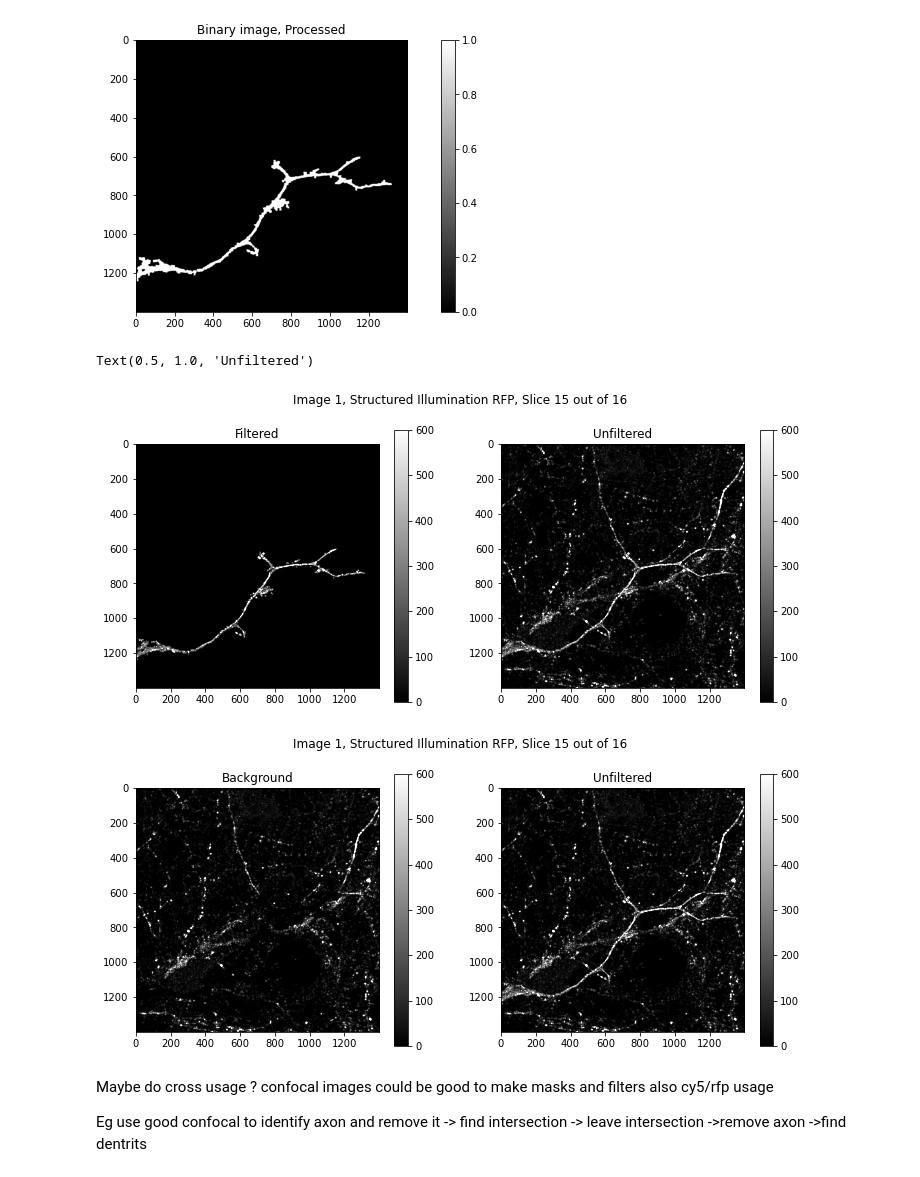
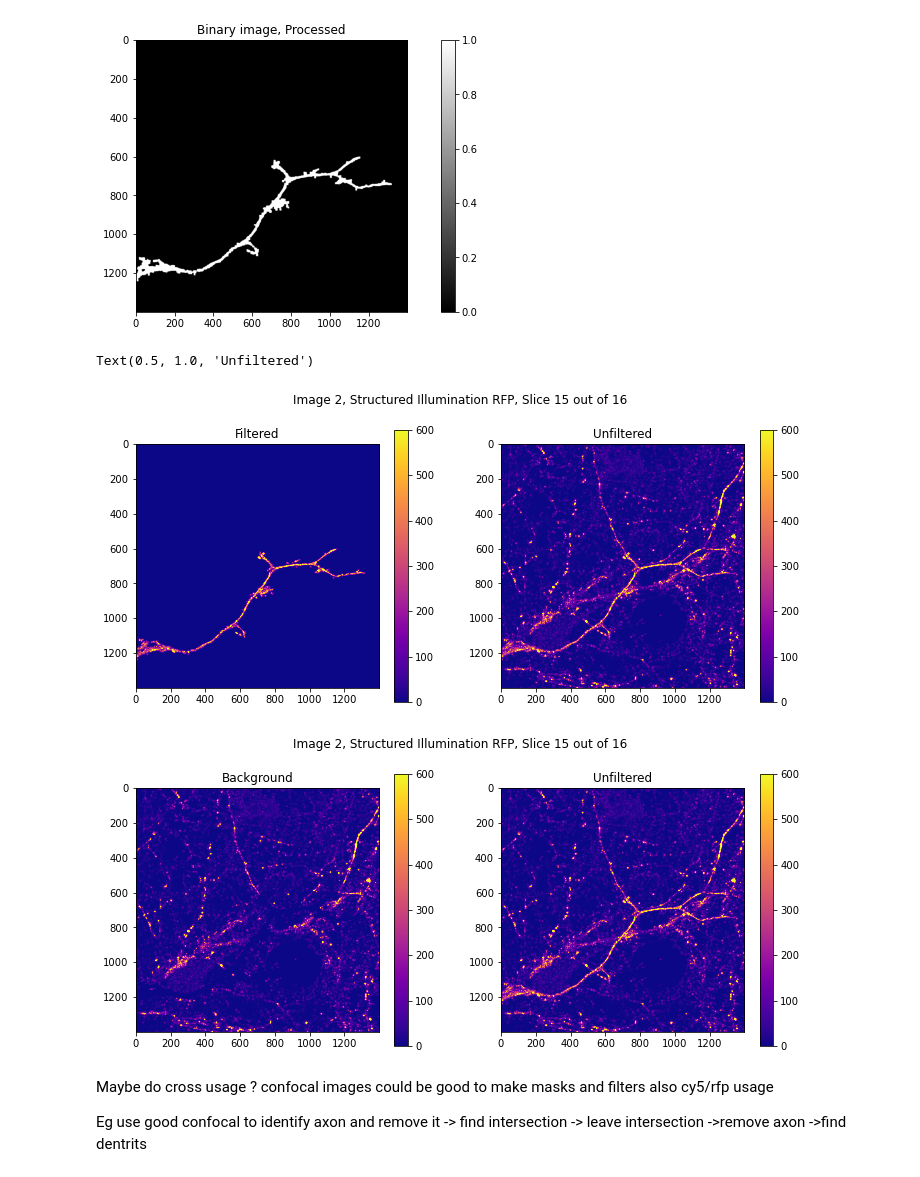
Before and after one commit to leonardocattarin/NeuronConnectivity, a Jupyter notebook: Microscopy_analysis.ipynb, the cells around one changed output. Saved outputs shown, nothing was run; the diff lists cells and outputs as text; code cells hidden in the pictures.

```diff
--- a/Microscopy_analysis.ipynb
+++ b/Microscopy_analysis.ipynb
@@ -4,6 +5,10 @@ import cv2 as cv
 from matplotlib import pyplot as plt
 # %%
+#figure size
 plt.rcParams['figure.figsize'] = [12,5]
+
+#default colormap
+plt.rc('image', cmap='plasma')
 # %% [markdown]
 # Import
 # %%
@@ -438,7 +562,7 @@ plt.title("Binary image, Processed")
 Text(0.5, 1.0, 'Binary image, Processed')
 [figure]
 # %%
-final_component = get_biggest_object(temp_img)
+final_component = funcs.get_biggest_object(temp_img)
 
 fig= plt.figure()
 ax = fig.gca()
@@ -456,40 +580,40 @@ fig, (ax1,ax2) = plt.subplots(1,2)
 
 fig.suptitle("Image 2, Structured Illumination RFP, Slice " + str(ii+1) + " out of " + str(N_layers))
 
-pos1 = ax1.imshow(final_processed, cmap="gray")
+pos1 = ax1.imshow(final_processed)
 pos1.set_clim(0,600)
 fig.colorbar(pos1, ax=ax1)
 ax1.set_title("Filtered")
 
 
 
 
-pos2 = ax2.imshow(cv_img_2_str_RFP[ii], cmap="gray")
+pos2 = ax2.imshow(cv_img_2_str_RFP[ii])
 pos2.set_clim(0,600)
 fig.colorbar(pos2, ax=ax2)
 ax2.set_title("Unfiltered")
 
 
 
 filtered_negative = (1-final_processed) *  cv_img_2_str_RFP[ii]
 
 fig, (ax1,ax2) = plt.subplots(1,2)
 
 fig.suptitle("Image 2, Structured Illumination RFP, Slice " + str(ii+1) + " out of " + str(N_layers))
 
-pos1 = ax1.imshow(filtered_negative, cmap="gray")
+pos1 = ax1.imshow(filtered_negative)
 pos1.set_clim(0,600)
 fig.colorbar(pos1, ax=ax1)
 ax1.set_title("Background")
 
-pos2 = ax2.imshow(cv_img_2_str_RFP[ii], cmap="gray")
+pos2 = ax2.imshow(cv_img_2_str_RFP[ii])
 pos2.set_clim(0,600)
 fig.colorbar(pos2, ax=ax2)
 ax2.set_title("Unfiltered")
 # %% [output]
 Text(0.5, 1.0, 'Unfiltered')
-[figure, old version]
+[figure, new version]
-[figure, old version]
+[figure, new version]
 # %% [markdown]
 Maybe do cross usage ? confocal images could be good to make masks and filters
 also cy5/rfp usage
```
Also changed, not shown: parts of 40 cells of this notebook, 2 other files.
